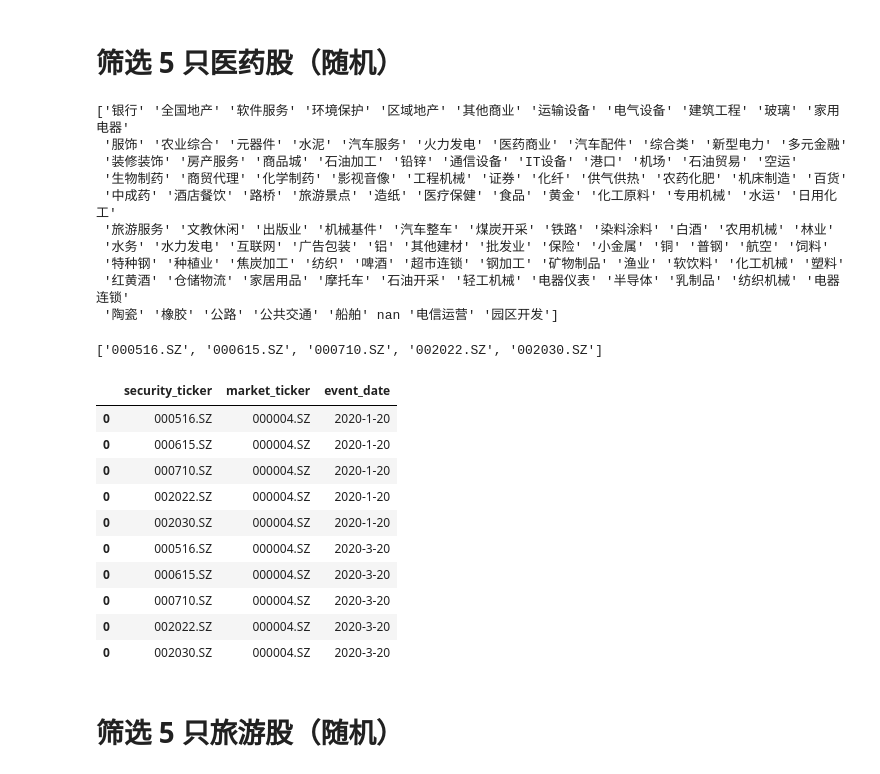
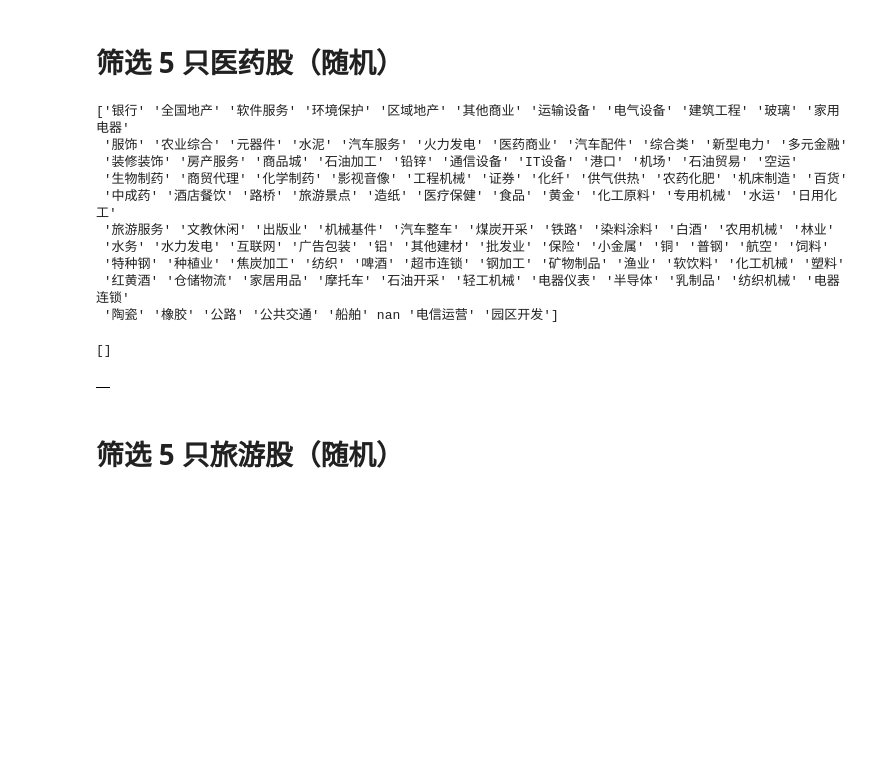
Before and after one commit to Tommyczc/stockMarketAnalysis, a Jupyter notebook: eventStudy.ipynb, the cells around one changed output. Saved outputs shown, nothing was run; the diff lists cells and outputs as text; code cells hidden in the pictures; blank space fills up the shorter version.

```diff
--- a/eventStudy.ipynb
+++ b/eventStudy.ipynb
@@ -193,0 +227,8 @@ event = es.Single.FamaFrench_3factor(
+# %%
+event = es.Single.FamaFrench_3factor(
+    security_ticker = '000615.SZ',
+    event_date = np.datetime64('2020-01-20'),
+    event_window = (-10,+10),
+    estimation_size = 100,
+    buffer_size = 25
+)
@@ -243,7 +293,10 @@ event.results()
 rawCompanyData=pd.read_csv("stockData/rawCompanyDataInTushare.csv")
 print(rawCompanyData['industry'].unique())
 rawMedicCompanyData=rawCompanyData[rawCompanyData['industry']=='医疗保健']['ts_code'].values.tolist()
-rawMedicCompanyData=[i for i in rawMedicCompanyData if i !='000504.SZ'][:5]
+rawMedicCompanyData=[i for i in rawMedicCompanyData if i in afterColumnChanged.columns]
+# rawMedicCompanyData=[i for i in rawMedicCompanyData if (i !='000504.SZ' and i!='000615.SZ')][:5]
+# rawMedicCompanyData=[i for i in rawMedicCompanyData if (i !='000504.SZ')][:5]
+rawMedicCompanyData=[i for i in rawMedicCompanyData if not afterColumnChanged[i].isnull().values.any()][:5]
 # rawMedicCompanyData=['000001.SZ','000002.SZ']
 rawMedicCompanyData
 # %% [output]
@@ -257,33 +310,23 @@ rawMedicCompanyData
  '特种钢' '种植业' '焦炭加工' '纺织' '啤酒' '超市连锁' '钢加工' '矿物制品' '渔业' '软饮料' '化工机械' '塑料'
  '红黄酒' '仓储物流' '家居用品' '摩托车' '石油开采' '轻工机械' '电器仪表' '半导体' '乳制品' '纺织机械' '电器连锁'
  '陶瓷' '橡胶' '公路' '公共交通' '船舶' nan '电信运营' '园区开发']
-['000516.SZ', '000615.SZ', '000710.SZ', '002022.SZ', '002030.SZ']
+[]
 # %%
 ##todo：时间点：2020/1/20，2020/2/3
-eventTime=['2020-1-20','2020-3-20']
+eventTime=['2020-12-20','2020-3-20']
 # eventTime=['2020-1-20']
 def createEventTime(eventTime,security_ticker,market_ticker):
     final=pd.DataFrame()
     for event in eventTime:
         for ticker in security_ticker:
             thisLine=pd.DataFrame({"security_ticker":[ticker],"market_ticker":[market_ticker],"event_date":[event]})
             final=pd.concat([final,thisLine])
     return final
 
 medicEventData=createEventTime(eventTime,rawMedicCompanyData,"000004.SZ")
 medicEventData
 # %% [output]
-|  | security_ticker | market_ticker | event_date |
-| 0 | 000516.SZ | 000004.SZ | 2020-1-20 |
-| 0 | 000615.SZ | 000004.SZ | 2020-1-20 |
-| 0 | 000710.SZ | 000004.SZ | 2020-1-20 |
-| 0 | 002022.SZ | 000004.SZ | 2020-1-20 |
-| 0 | 002030.SZ | 000004.SZ | 2020-1-20 |
-| 0 | 000516.SZ | 000004.SZ | 2020-3-20 |
-| 0 | 000615.SZ | 000004.SZ | 2020-3-20 |
-| 0 | 000710.SZ | 000004.SZ | 2020-3-20 |
-| 0 | 002022.SZ | 000004.SZ | 2020-3-20 |
-| 0 | 002030.SZ | 000004.SZ | 2020-3-20 |
+|  |
 # %%
 ##导出
 medicEventData.to_csv("eventStudyData/timeLineData/medicHeadData.csv",index=False)
```
Also changed, not shown: parts of 9 cells of this notebook, 1 other file.
